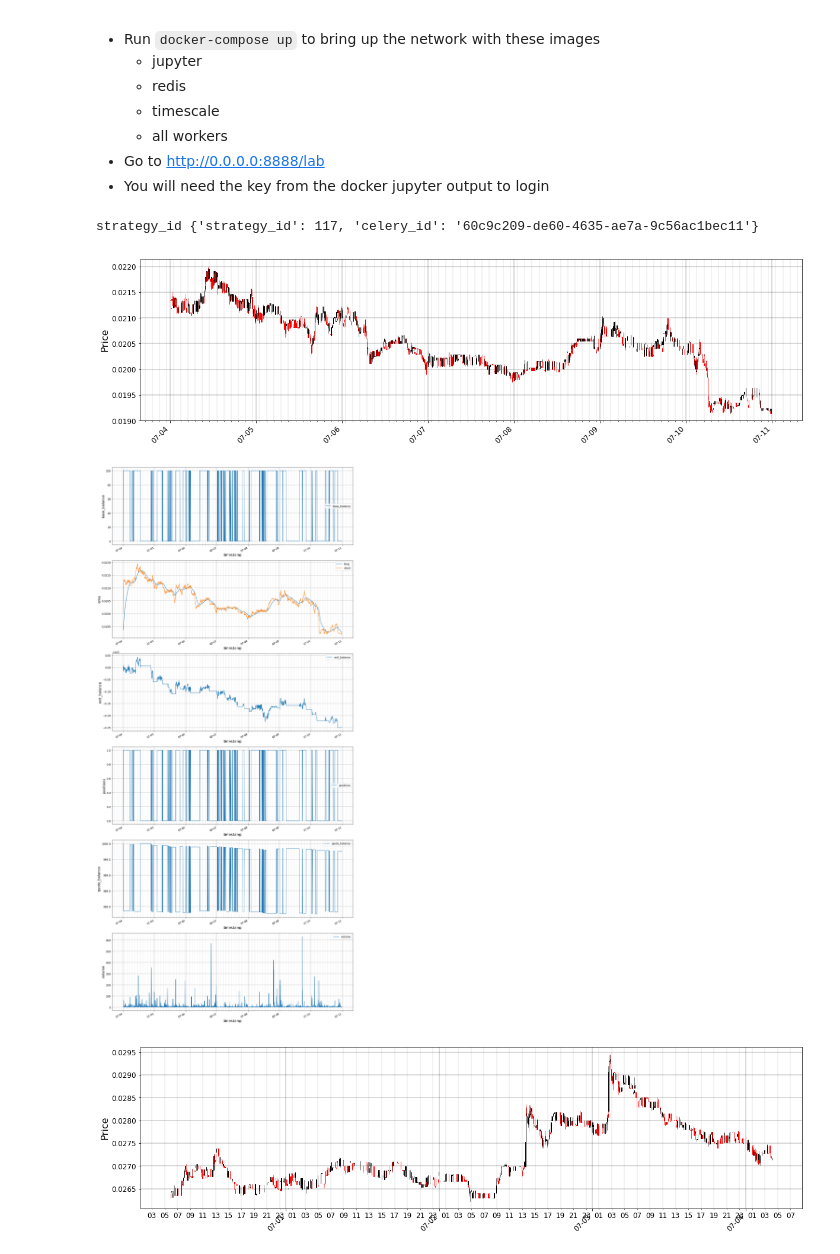
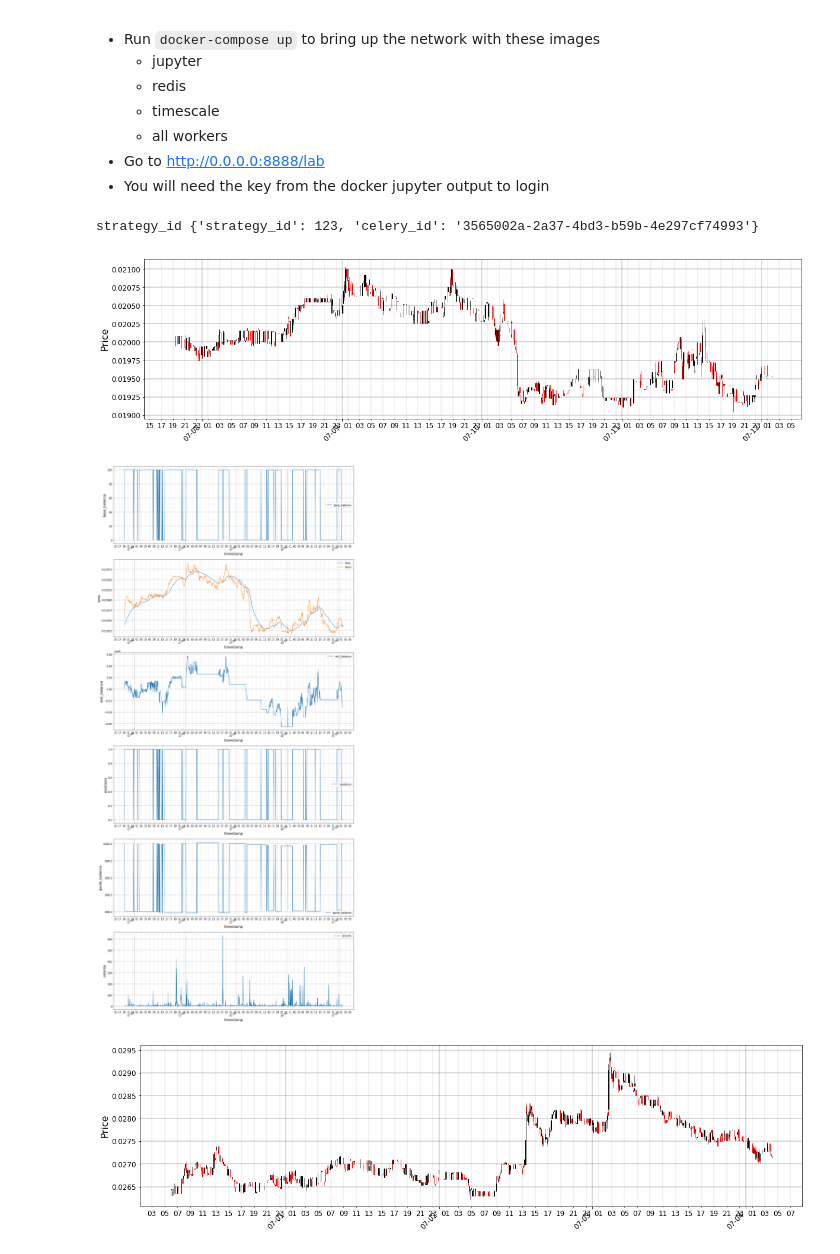
Before and after one commit to eristoddle/KryptoBot, a Jupyter notebook: notebooks/t2_strategies.ipynb, the cells around one changed output. Saved outputs shown, nothing was run; the diff lists cells and outputs as text; code cells hidden in the pictures.

```diff
--- a/notebooks/t2_strategies.ipynb
+++ b/notebooks/t2_strategies.ipynb
@@ -60,9 +60,9 @@ default_params = params({
         'base_currency': 'XMR',
         'quote_currency': 'BTC',
         'is_simulated': True,
-        'backtest': True,
-        'start': '2018-07-04',
-        'end': '2018-07-11',
+#         'backtest': True,
+#         'start': '2018-07-04',
+#         'end': '2018-07-11',
     },
     'portfolio': {
         'name': 'default'
@@ -101,13 +101,13 @@ macd_params = default_params.update({
 pdema_params = default_params.update({
     'strategy': 'pyti_dema',
     'custom': {
-        'long_window': 120,
-        'short_window': 12
+        'long_window': 60,
+        'short_window': 6
     },
 })
 
 strategy_id = manager.run_strategy(pdema_params)
 print('strategy_id', strategy_id)
 # %% [output]
-strategy_id {'strategy_id': 117, 'celery_id': '60c9c209-de60-4635-ae7a-9c56ac1bec11'}
+strategy_id {'strategy_id': 123, 'celery_id': '3565002a-2a37-4bd3-b59b-4e297cf74993'}
 # %%
@@ -115,15 +115,15 @@ manager.stop_strategy(109)
 # %%
 from os import getcwd
 from kryptobot.portfolio.manager import Manager
 
 config = getcwd() + '/config.json'
 manager = Manager(config=config)
 %matplotlib inline
 
-manager.show_last_strategy_results(117)
+manager.show_last_strategy_results(123)
 # %% [output]
-[figure, old version]
+[figure, new version]
-[figure, old version]
+[figure, new version]
 # %%
 from os import getcwd
 from kryptobot.portfolio.manager import Manager
```
Also changed, not shown: parts of 1 cell of this notebook, 5 other files.
